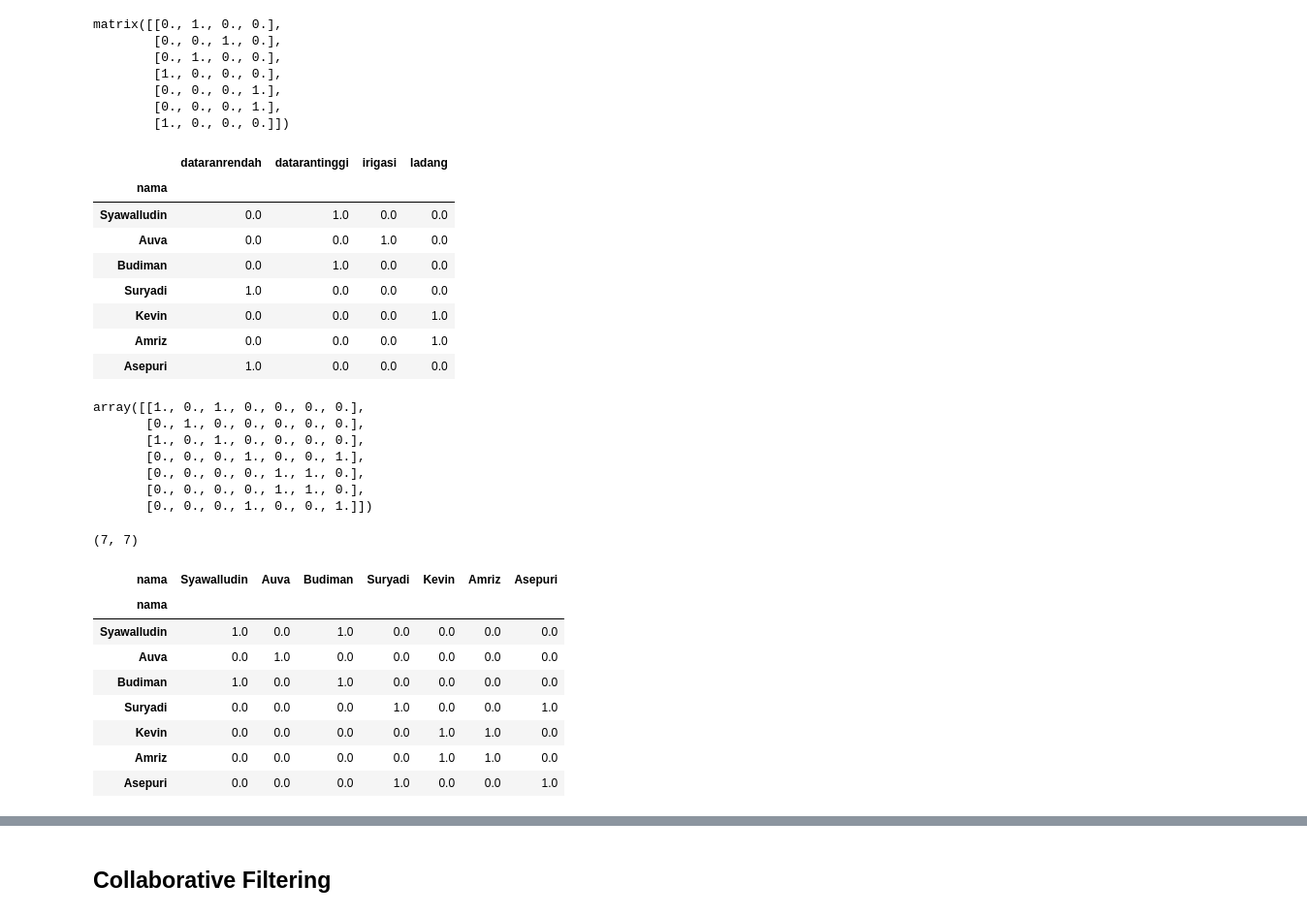
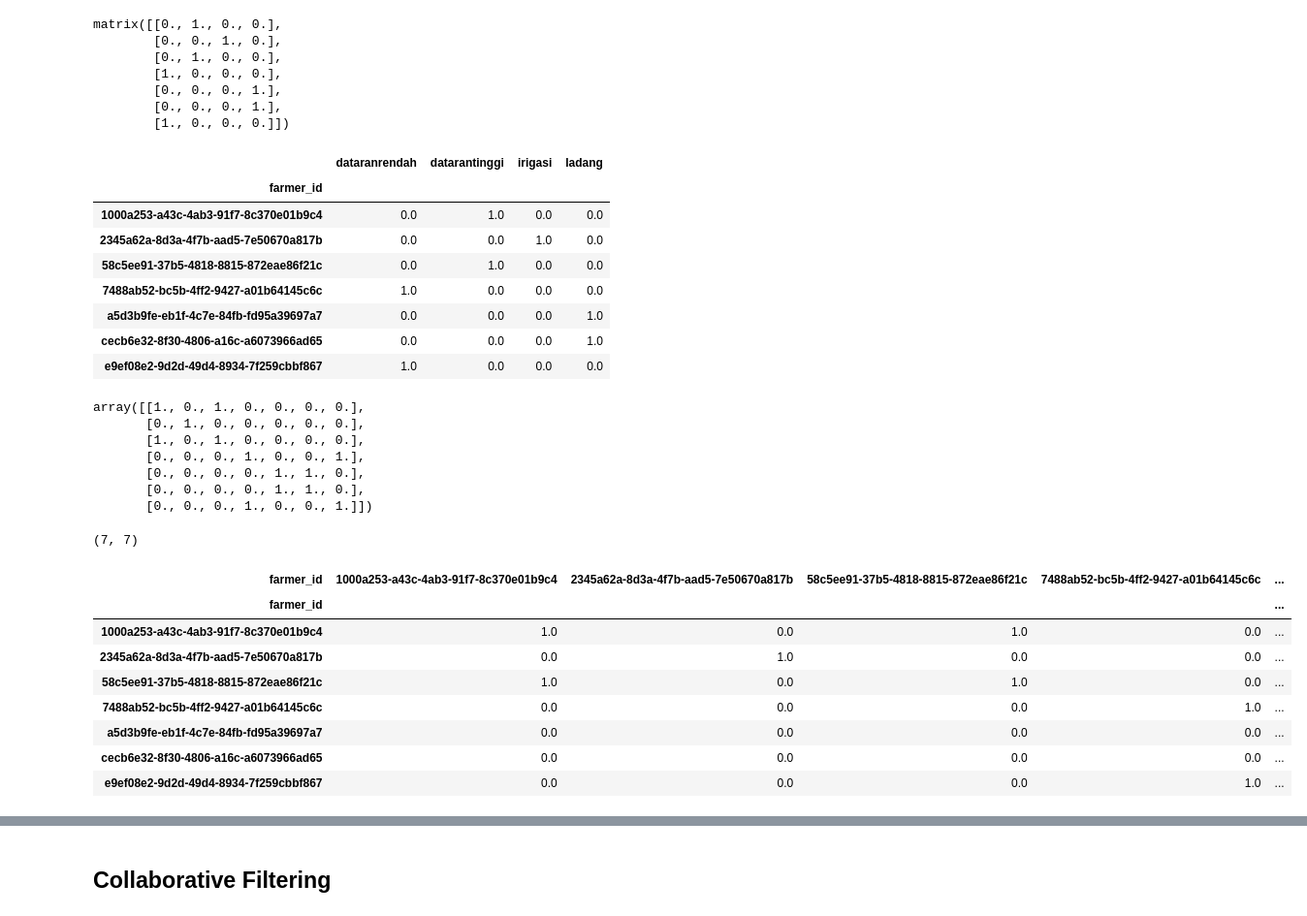
Before and after one commit to AgrowiseHackfest2024/agrowise-ml-hackfest, a Jupyter notebook: Agrowise_ContentBased_Recommendation.ipynb, the cells around one changed output, grey strips where cells are left out. Shown at 97% size. Drawn from its saved outputs; the diff is of its cells as text; code cells hidden in the pictures.

```diff
--- a/Agrowise_ContentBased_Recommendation.ipynb
+++ b/Agrowise_ContentBased_Recommendation.ipynb
@@ -160,17 +160,17 @@ matrix([[0., 1., 0., 0.],
         [0., 0., 0., 1.],
         [1., 0., 0., 0.]])
 # %%
-pd.DataFrame(tfidf_matrix, columns=tfid.get_feature_names_out(), index=cb_df['nama'])
+pd.DataFrame(tfidf_matrix, columns=tfid.get_feature_names_out(), index=cb_df['farmer_id'])
 # %% [output]
 |  | dataranrendah | datarantinggi | irigasi | ladang |
-| nama |  |  |  |  |
-| Syawalludin | 0.0 | 1.0 | 0.0 | 0.0 |
-| Auva | 0.0 | 0.0 | 1.0 | 0.0 |
-| Budiman | 0.0 | 1.0 | 0.0 | 0.0 |
-| Suryadi | 1.0 | 0.0 | 0.0 | 0.0 |
-| Kevin | 0.0 | 0.0 | 0.0 | 1.0 |
-| Amriz | 0.0 | 0.0 | 0.0 | 1.0 |
-| Asepuri | 1.0 | 0.0 | 0.0 | 0.0 |
+| farmer_id |  |  |  |  |
+| 1000a253-a43c-4ab3-91f7-8c370e01b9c4 | 0.0 | 1.0 | 0.0 | 0.0 |
+| 2345a62a-8d3a-4f7b-aad5-7e50670a817b | 0.0 | 0.0 | 1.0 | 0.0 |
+| 58c5ee91-37b5-4818-8815-872eae86f21c | 0.0 | 1.0 | 0.0 | 0.0 |
+| 7488ab52-bc5b-4ff2-9427-a01b64145c6c | 1.0 | 0.0 | 0.0 | 0.0 |
+| a5d3b9fe-eb1f-4c7e-84fb-fd95a39697a7 | 0.0 | 0.0 | 0.0 | 1.0 |
+| cecb6e32-8f30-4806-a16c-a6073966ad65 | 0.0 | 0.0 | 0.0 | 1.0 |
+| e9ef08e2-9d2d-49d4-8934-7f259cbbf867 | 1.0 | 0.0 | 0.0 | 0.0 |
 # %%
 cosine_sim = cosine_similarity(tfidf_vectors)
 cosine_sim
@@ -183,20 +183,20 @@ array([[1., 0., 1., 0., 0., 0., 0.],
        [0., 0., 0., 0., 1., 1., 0.],
        [0., 0., 0., 1., 0., 0., 1.]])
 # %%
-cosine_sim_df = pd.DataFrame(cosine_sim, columns=cb_df['nama'], index=cb_df['nama'])
+cosine_sim_df = pd.DataFrame(cosine_sim, columns=cb_df['farmer_id'], index=cb_df['farmer_id'])
 
 print(cosine_sim_df.shape)
 
 cosine_sim_df
 # %% [output]
 (7, 7)
-| nama | Syawalludin | Auva | Budiman | Suryadi | Kevin | Amriz | Asepuri |
-| nama |  |  |  |  |  |  |  |
-| Syawalludin | 1.0 | 0.0 | 1.0 | 0.0 | 0.0 | 0.0 | 0.0 |
-| Auva | 0.0 | 1.0 | 0.0 | 0.0 | 0.0 | 0.0 | 0.0 |
-| Budiman | 1.0 | 0.0 | 1.0 | 0.0 | 0.0 | 0.0 | 0.0 |
-| Suryadi | 0.0 | 0.0 | 0.0 | 1.0 | 0.0 | 0.0 | 1.0 |
-| Kevin | 0.0 | 0.0 | 0.0 | 0.0 | 1.0 | 1.0 | 0.0 |
-| Amriz | 0.0 | 0.0 | 0.0 | 0.0 | 1.0 | 1.0 | 0.0 |
-| Asepuri | 0.0 | 0.0 | 0.0 | 1.0 | 0.0 | 0.0 | 1.0 |
+| farmer_id | 1000a253-a43c-4ab3-91f7-8c370e01b9c4 | 2345a62a-8d3a-4f7b-aad5-7e50670a817b | 58c5ee91-37b5-4818-8815-872eae86f21c | 7488ab52-bc5b-4ff2-9427-a01b64145c6c | ... |
+| farmer_id |  |  |  |  | ... |
+| 1000a253-a43c-4ab3-91f7-8c370e01b9c4 | 1.0 | 0.0 | 1.0 | 0.0 | ... |
+| 2345a62a-8d3a-4f7b-aad5-7e50670a817b | 0.0 | 1.0 | 0.0 | 0.0 | ... |
+| 58c5ee91-37b5-4818-8815-872eae86f21c | 1.0 | 0.0 | 1.0 | 0.0 | ... |
+| 7488ab52-bc5b-4ff2-9427-a01b64145c6c | 0.0 | 0.0 | 0.0 | 1.0 | ... |
+| a5d3b9fe-eb1f-4c7e-84fb-fd95a39697a7 | 0.0 | 0.0 | 0.0 | 0.0 | ... |
+| cecb6e32-8f30-4806-a16c-a6073966ad65 | 0.0 | 0.0 | 0.0 | 0.0 | ... |
+| e9ef08e2-9d2d-49d4-8934-7f259cbbf867 | 0.0 | 0.0 | 0.0 | 1.0 | ... |
 # %%
```
Also changed, not shown: parts of 22 cells of this notebook, 15 other files.
